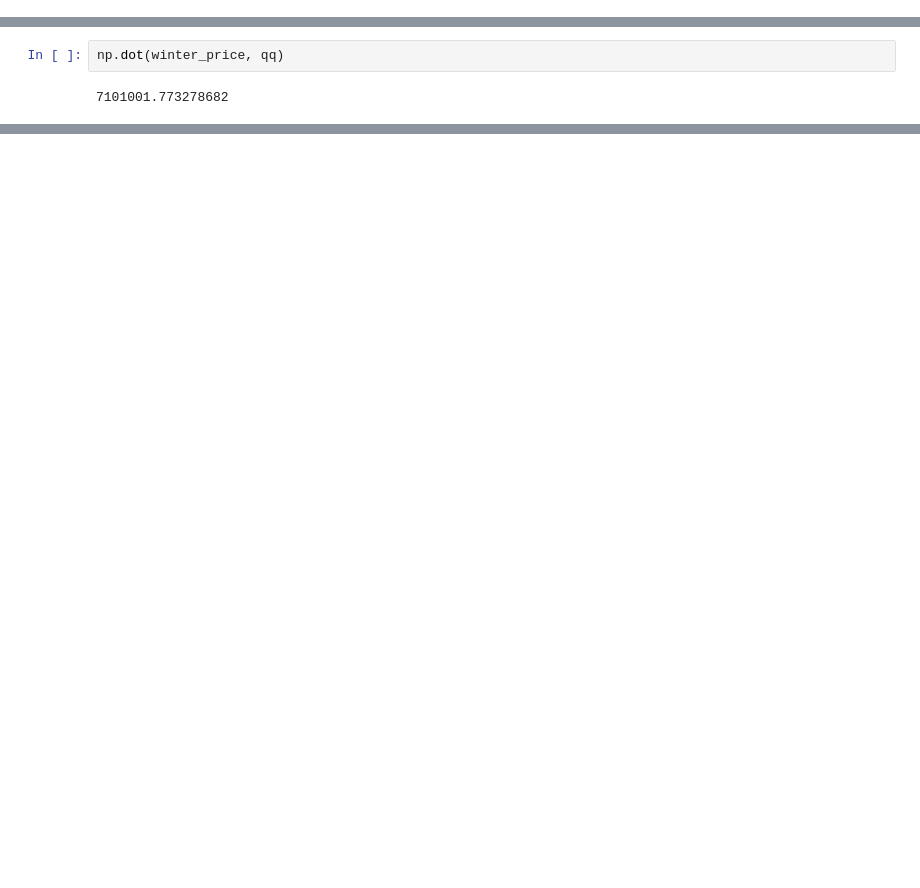
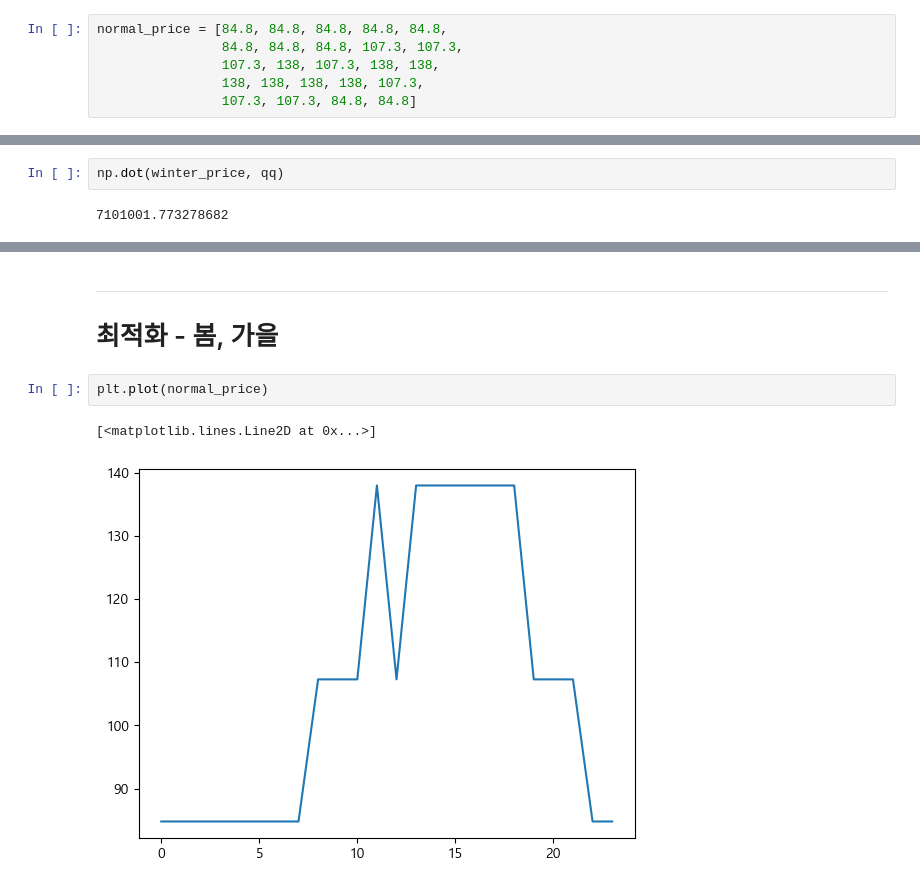
Before and after one commit to Jjineeq/Capstone_Design, a Jupyter notebook: plt.ipynb, the cells around one changed output, grey strips where cells are left out. Cells and saved outputs as stored; diff of their text form; blank space fills up the shorter version.

```diff
--- a/plt.ipynb
+++ b/plt.ipynb
@@ -218,3 +179,9 @@ Name: 전력사용량(kWh), dtype: float64
+# %%
+normal_price = [84.8, 84.8, 84.8, 84.8, 84.8,
+                84.8, 84.8, 84.8, 107.3, 107.3,
+                107.3, 138, 107.3, 138, 138,
+                138, 138, 138, 138, 107.3,
+                107.3, 107.3, 84.8, 84.8]
 # %%
 winter_price = [91.8, 91.8, 91.8, 91.8, 91.8,
                 91.8, 91.8, 91.8, 137.9, 195.4,
@@ -331,0 +553,8 @@ ValueError: The truth value of an array with more than one element is ambiguous.
+# %% [markdown]
+---
+# 최적화 - 봄, 가을
+# %%
+plt.plot(normal_price)
+# %% [output]
+[<matplotlib.lines.Line2D at 0x...>]
+[figure, added]
```
Also changed, not shown: parts of 32 cells of this notebook.
